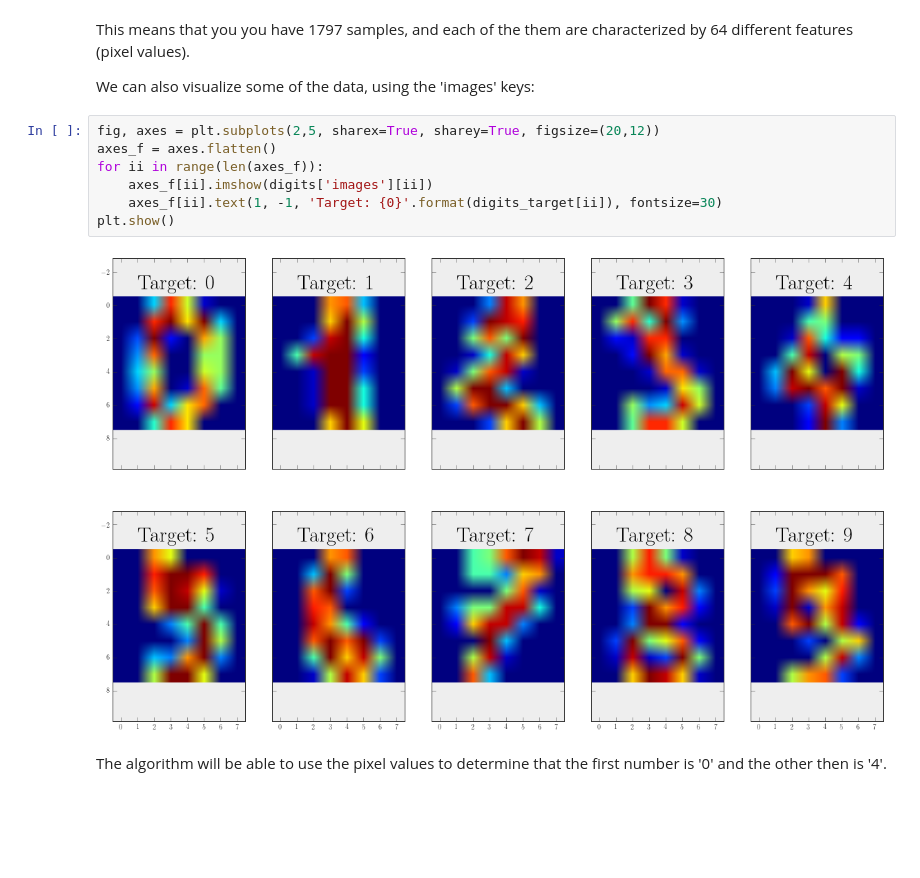
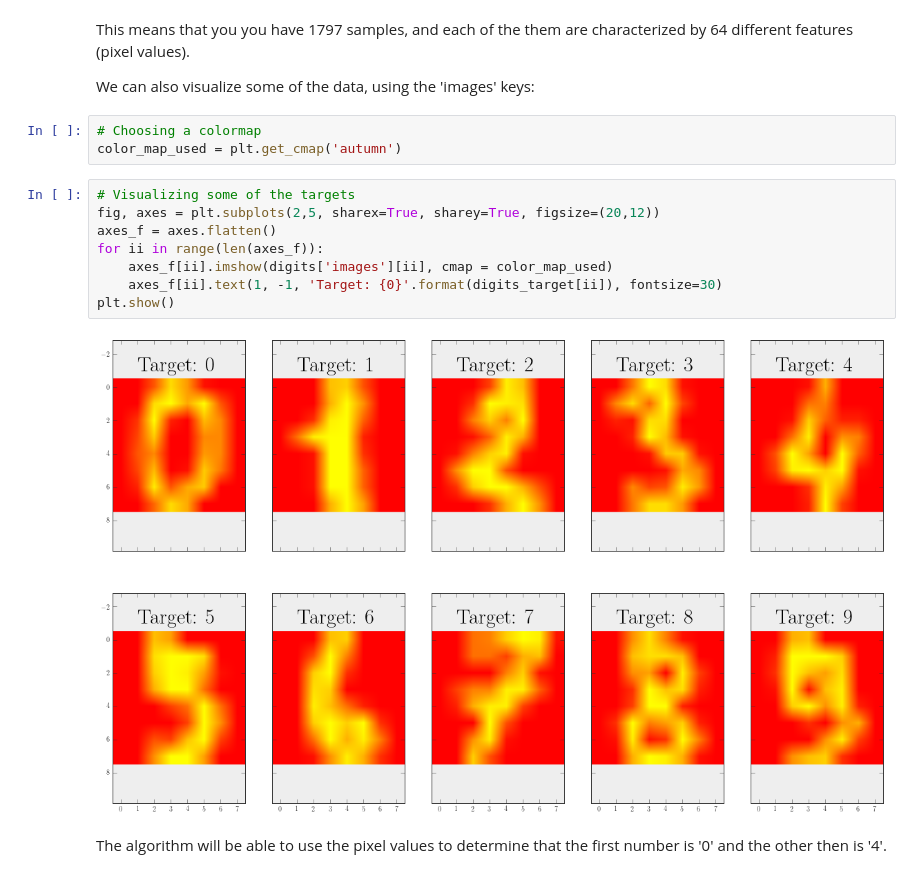
Before and after one commit to VandyAstroML/Vandy_AstroML, a Jupyter notebook: notebooks/Project_ScikitLearn_Datasets.ipynb, the cells around one changed output. Cells and saved outputs as stored; diff of their text form; blank space fills up the shorter version.

```diff
--- a/notebooks/Project_ScikitLearn_Datasets.ipynb
+++ b/notebooks/Project_ScikitLearn_Datasets.ipynb
@@ -116,14 +116,18 @@ Targets: [0 1 2 ..., 8 9 8]
 This means that you you have 1797 samples, and each of the them are characterized by 64 different features (pixel values).
 
 We can also visualize some of the data, using the 'images' keys:
+# %%
+# Choosing a colormap
+color_map_used = plt.get_cmap('autumn')
 # %%
+# Visualizing some of the targets
 fig, axes = plt.subplots(2,5, sharex=True, sharey=True, figsize=(20,12))
 axes_f = axes.flatten()
 for ii in range(len(axes_f)):
-    axes_f[ii].imshow(digits['images'][ii])
+    axes_f[ii].imshow(digits['images'][ii], cmap = color_map_used)
     axes_f[ii].text(1, -1, 'Target: {0}'.format(digits_target[ii]), fontsize=30)
 plt.show()
 # %% [output]
-[figure, old version]
+[figure, new version]
 # %% [markdown]
 The algorithm will be able to use the pixel values to determine that the first number is '0' and the other then is '4'.
```
Also changed, not shown: parts of 6 cells of this notebook.
